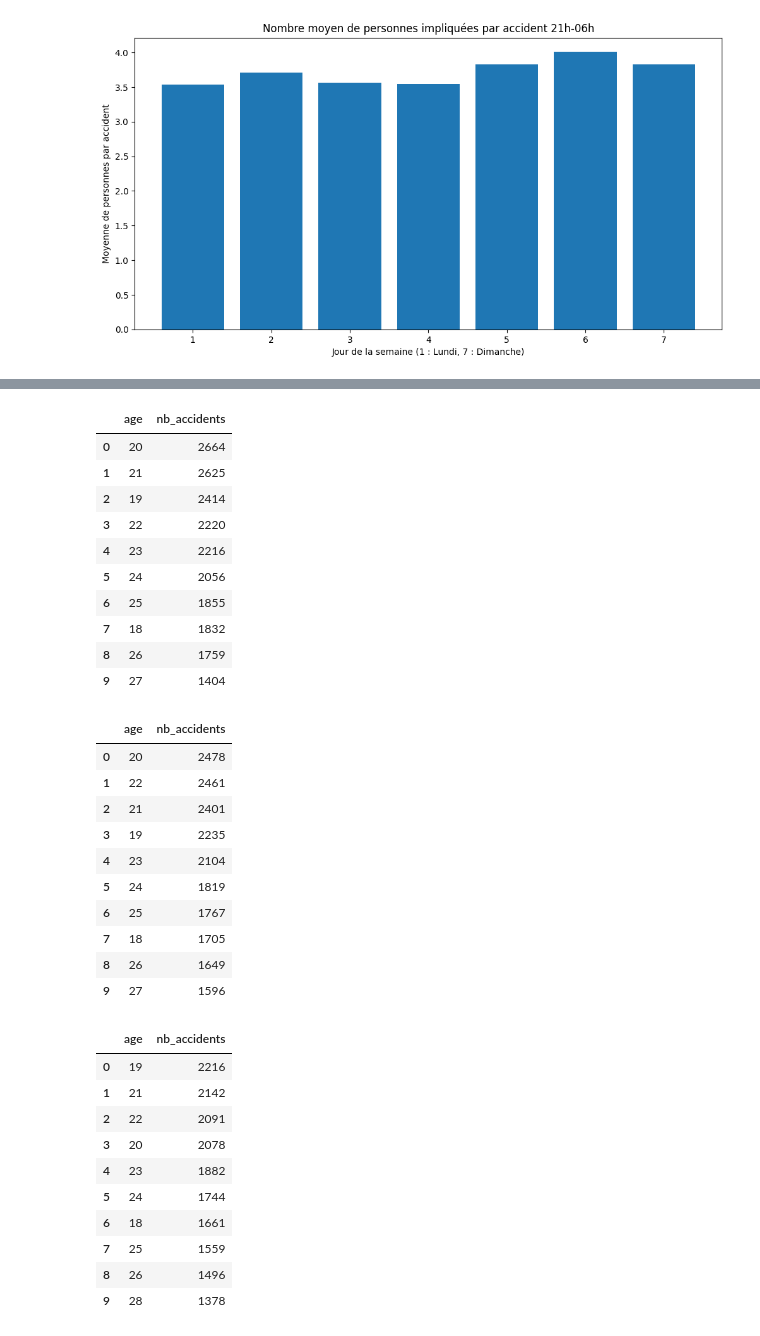
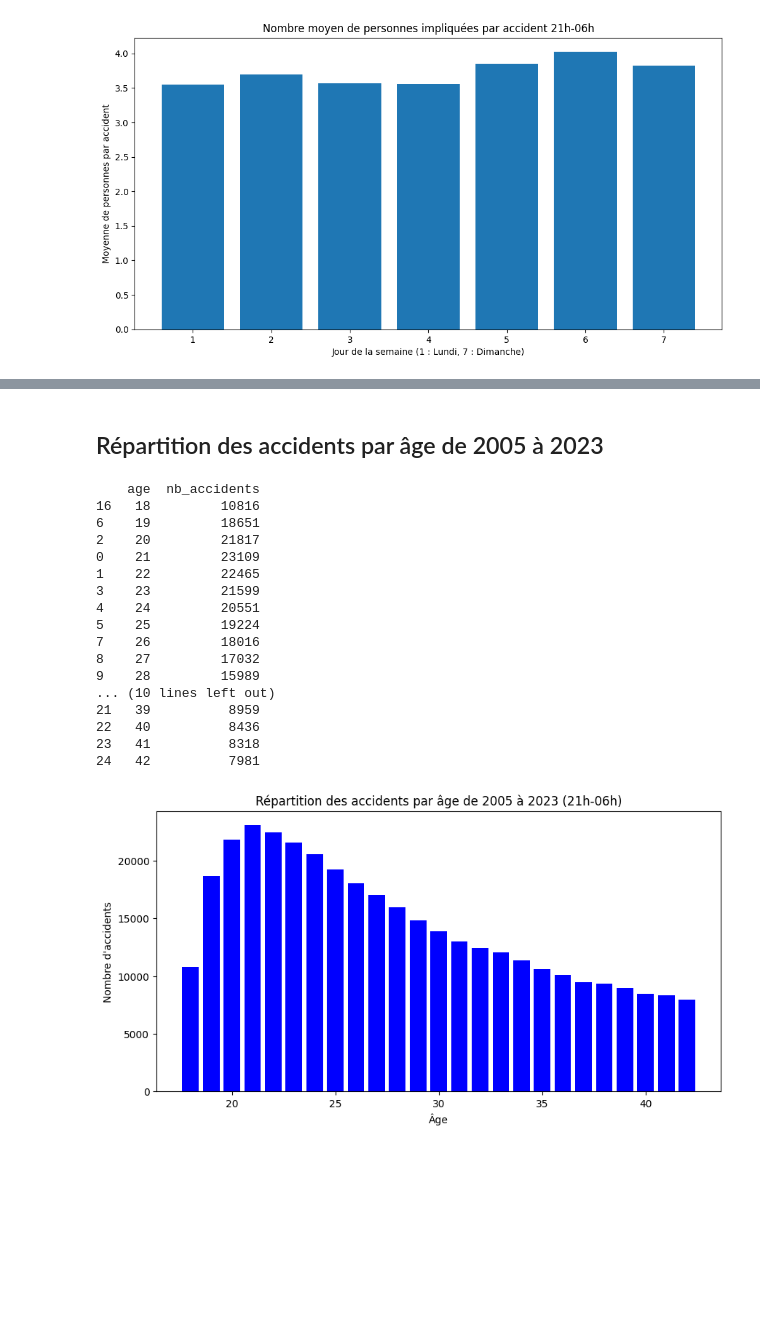
Before and after one commit to Jean-AlbertSchool/bbd_laposte, a Jupyter notebook: Data_analyse/Data_Jean/Test_soir_21h.ipynb, the cells around one changed output, grey strips where cells are left out. Cells and saved outputs as stored; diff of their text form; code cells hidden in the pictures; blank space fills up the shorter version.

```diff
--- a/Data_analyse/Data_Jean/Test_soir_21h.ipynb
+++ b/Data_analyse/Data_Jean/Test_soir_21h.ipynb
@@ -286,42 +253,33 @@ df_complet
-# %%
-df_acc_2006
-# %% [output]
-|  | age | nb_accidents |
-| 0 | 20 | 2664 |
-| 1 | 21 | 2625 |
-| 2 | 19 | 2414 |
-| 3 | 22 | 2220 |
-| 4 | 23 | 2216 |
-| 5 | 24 | 2056 |
-| 6 | 25 | 1855 |
-| 7 | 18 | 1832 |
-| 8 | 26 | 1759 |
-| 9 | 27 | 1404 |
-# %%
-df_acc_2007
-# %% [output]
-|  | age | nb_accidents |
-| 0 | 20 | 2478 |
-| 1 | 22 | 2461 |
-| 2 | 21 | 2401 |
-| 3 | 19 | 2235 |
-| 4 | 23 | 2104 |
-| 5 | 24 | 1819 |
-| 6 | 25 | 1767 |
-| 7 | 18 | 1705 |
-| 8 | 26 | 1649 |
-| 9 | 27 | 1596 |
-# %%
-df_acc_2008
-# %% [output]
-|  | age | nb_accidents |
-| 0 | 19 | 2216 |
-| 1 | 21 | 2142 |
-| 2 | 22 | 2091 |
-| 3 | 20 | 2078 |
-| 4 | 23 | 1882 |
-| 5 | 24 | 1744 |
-| 6 | 18 | 1661 |
-| 7 | 25 | 1559 |
-| 8 | 26 | 1496 |
-| 9 | 28 | 1378 |
+# %% [markdown]
+## Répartition des accidents par âge de 2005 à 2023
+# %%
+df_acc = df_complet[((df_complet["an_nais"] != 0) & (df_complet["an"] != 0)) & (df_complet["catu"] == 1)]
+age_accident = df_acc.groupby("age").size().sort_values(ascending=False).to_frame(name = "nb_accidents").reset_index()
+top_ages = age_accident.head(25)
+top_ages = top_ages.sort_values(by="age")
+print(top_ages)
+plt.figure(figsize=(10, 5))
+plt.bar(top_ages["age"], top_ages["nb_accidents"], color='blue')
+plt.xlabel('Âge')
+plt.ylabel("Nombre d'accidents")
+plt.title("Répartition des accidents par âge de 2005 à 2023 (21h-06h)")
+plt.show()
+# %% [output]
+    age  nb_accidents
+16   18         10816
+6    19         18651
+2    20         21817
+0    21         23109
+1    22         22465
+3    23         21599
+4    24         20551
+5    25         19224
+7    26         18016
+8    27         17032
+9    28         15989
+... (10 lines left out)
+21   39          8959
+22   40          8436
+23   41          8318
+24   42          7981
+[figure, added]
```
Also changed, not shown: parts of 25 cells of this notebook, 3 other files.
